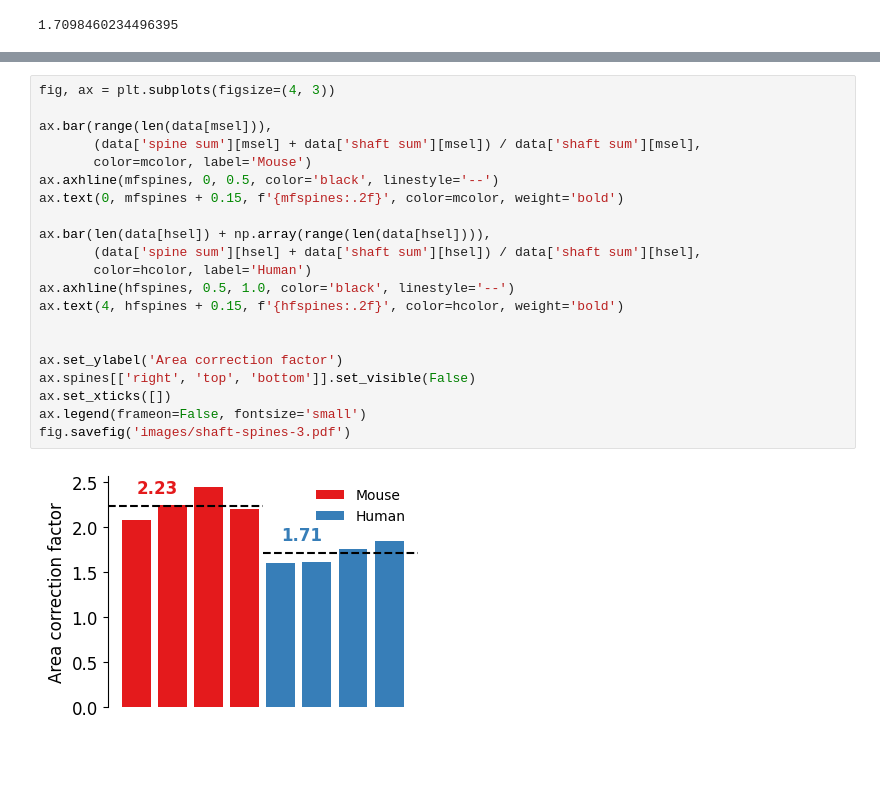
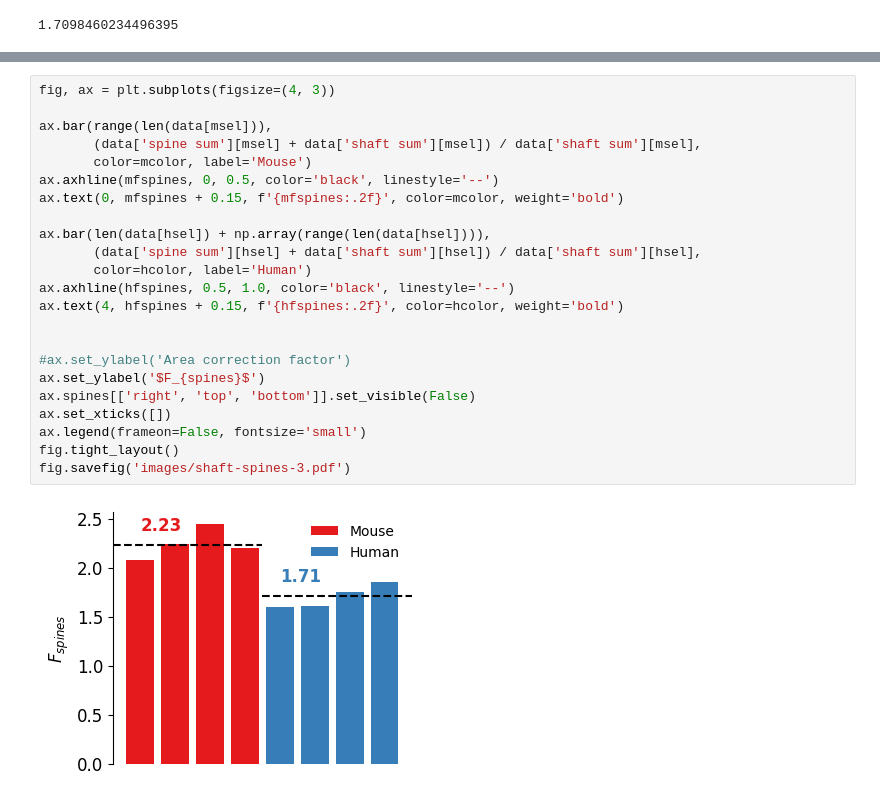
Before and after one commit to a1eko/humanspn, a Jupyter notebook: reconstructions/analysis/shaft-spines.ipynb, the cells around one changed output, grey strips where cells are left out. Drawn from its saved outputs; the diff is of its cells as text; blank space fills up the shorter version.

```diff
--- a/reconstructions/analysis/shaft-spines.ipynb
+++ b/reconstructions/analysis/shaft-spines.ipynb
@@ -112,23 +112,25 @@ Area correction factor F_spines (human):
 # %%
 fig, ax = plt.subplots(figsize=(4, 3))
 
 ax.bar(range(len(data[msel])),
        (data['spine sum'][msel] + data['shaft sum'][msel]) / data['shaft sum'][msel],
        color=mcolor, label='Mouse')
 ax.axhline(mfspines, 0, 0.5, color='black', linestyle='--')
 ax.text(0, mfspines + 0.15, f'{mfspines:.2f}', color=mcolor, weight='bold')
 
 ax.bar(len(data[hsel]) + np.array(range(len(data[hsel]))),
        (data['spine sum'][hsel] + data['shaft sum'][hsel]) / data['shaft sum'][hsel],
        color=hcolor, label='Human')
 ax.axhline(hfspines, 0.5, 1.0, color='black', linestyle='--')
 ax.text(4, hfspines + 0.15, f'{hfspines:.2f}', color=hcolor, weight='bold')
 
 
-ax.set_ylabel('Area correction factor')
+#ax.set_ylabel('Area correction factor')
+ax.set_ylabel('$F_{spines}$')
 ax.spines[['right', 'top', 'bottom']].set_visible(False)
 ax.set_xticks([])
 ax.legend(frameon=False, fontsize='small')
+fig.tight_layout()
 fig.savefig('images/shaft-spines-3.pdf')
 # %% [output]
-[figure, old version]
+[figure, new version]
```
Also changed, not shown: parts of 4 cells of this notebook, 53 other files.
